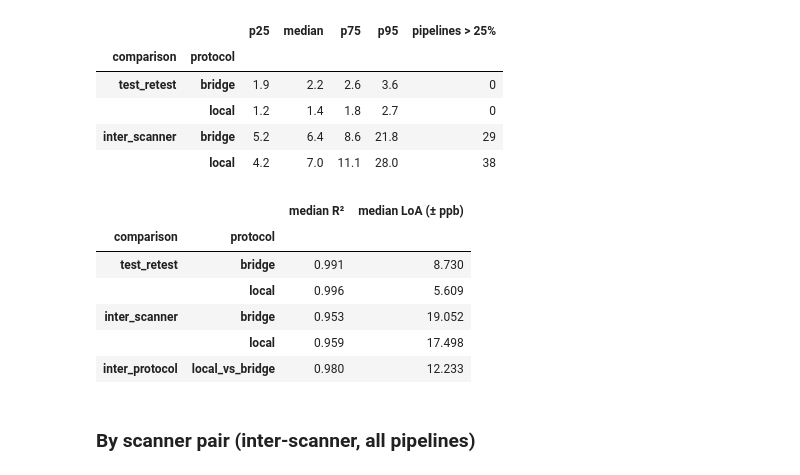
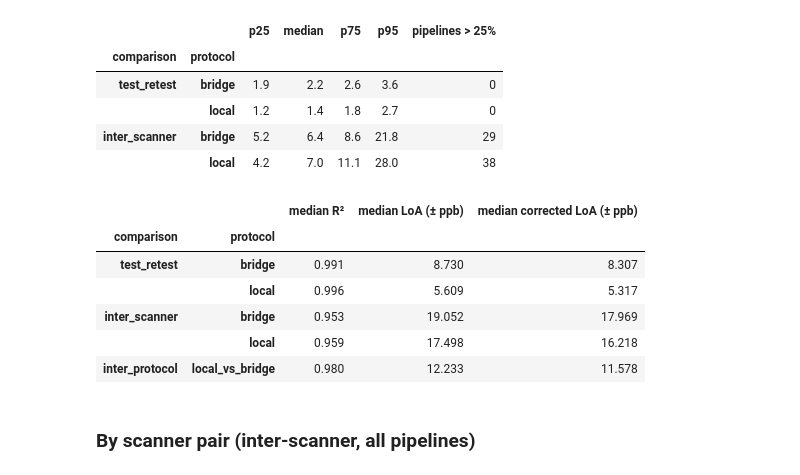
Before and after one commit to astewartau/emtp-travelling-heads, a Jupyter notebook: analysis.ipynb, the cells around one changed output. Cells and saved outputs as stored; diff of their text form; code cells hidden in the pictures.

```diff
--- a/analysis.ipynb
+++ b/analysis.ipynb
@@ -90,5 +90,5 @@ Per pipeline: median over its scan pairs. Then the distribution across pipelines
 # %%
-pp = {m: emtp.per_pipeline(fits, m) for m in ('abs_slope_dev', 'r2', 'ba_loa_ppm')}
+pp = {m: emtp.per_pipeline(fits, m) for m in ('abs_slope_dev', 'r2', 'ba_loa_ppm', 'ba_loa_corrected_ppm')}
 d = 100 * pp['abs_slope_dev']
 pd.DataFrame({'p25': d.quantile(.25), 'median': d.median(), 'p75': d.quantile(.75), 'p95': d.quantile(.95),
               'pipelines > 25%': (d > 25).sum()}).loc[['test_retest', 'inter_scanner']].round(1)
@@ -100,15 +100,16 @@ pd.DataFrame({'p25': d.quantile(.25), 'median': d.median(), 'p75': d.quantile(.7
 | inter_scanner | bridge | 5.2 | 6.4 | 8.6 | 21.8 | 29 |
 |  | local | 4.2 | 7.0 | 11.1 | 28.0 | 38 |
 # %%
-pd.DataFrame({'median R²': pp['r2'].median(), 'median LoA (± ppb)': 1000 * pp['ba_loa_ppm'].median()}).loc[['test_retest', 'inter_scanner', 'inter_protocol']].round(3)
+pd.DataFrame({'median R²': pp['r2'].median(), 'median LoA (± ppb)': 1000 * pp['ba_loa_ppm'].median(),
+              'median corrected LoA (± ppb)': 1000 * pp['ba_loa_corrected_ppm'].median()}).loc[['test_retest', 'inter_scanner', 'inter_protocol']].round(3)
 # %% [output]
-|  |  | median R² | median LoA (± ppb) |
-| comparison | protocol |  |  |
-| test_retest | bridge | 0.991 | 8.730 |
-|  | local | 0.996 | 5.609 |
-| inter_scanner | bridge | 0.953 | 19.052 |
-|  | local | 0.959 | 17.498 |
-| inter_protocol | local_vs_bridge | 0.980 | 12.233 |
+|  |  | median R² | median LoA (± ppb) | median corrected LoA (± ppb) |
+| comparison | protocol |  |  |  |
+| test_retest | bridge | 0.991 | 8.730 | 8.307 |
+|  | local | 0.996 | 5.609 | 5.317 |
+| inter_scanner | bridge | 0.953 | 19.052 | 17.969 |
+|  | local | 0.959 | 17.498 | 16.218 |
+| inter_protocol | local_vs_bridge | 0.980 | 12.233 | 11.578 |
 # %% [markdown]
 ### By scanner pair (inter-scanner, all pipelines)
 # %%
```
Also changed, not shown: parts of 4 cells of this notebook, 7 other files.
